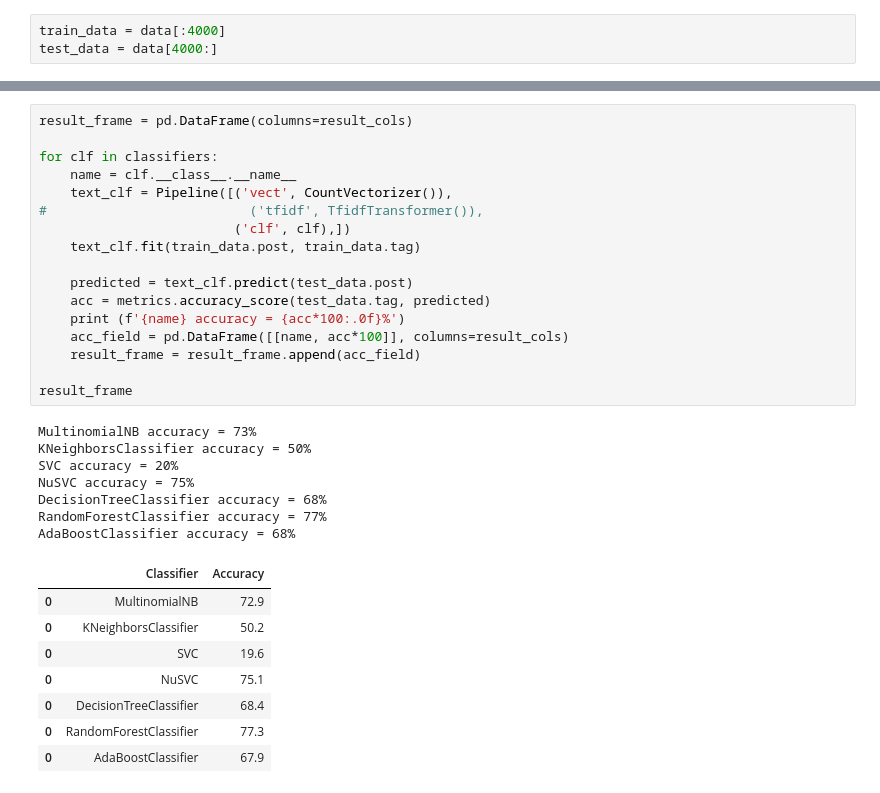
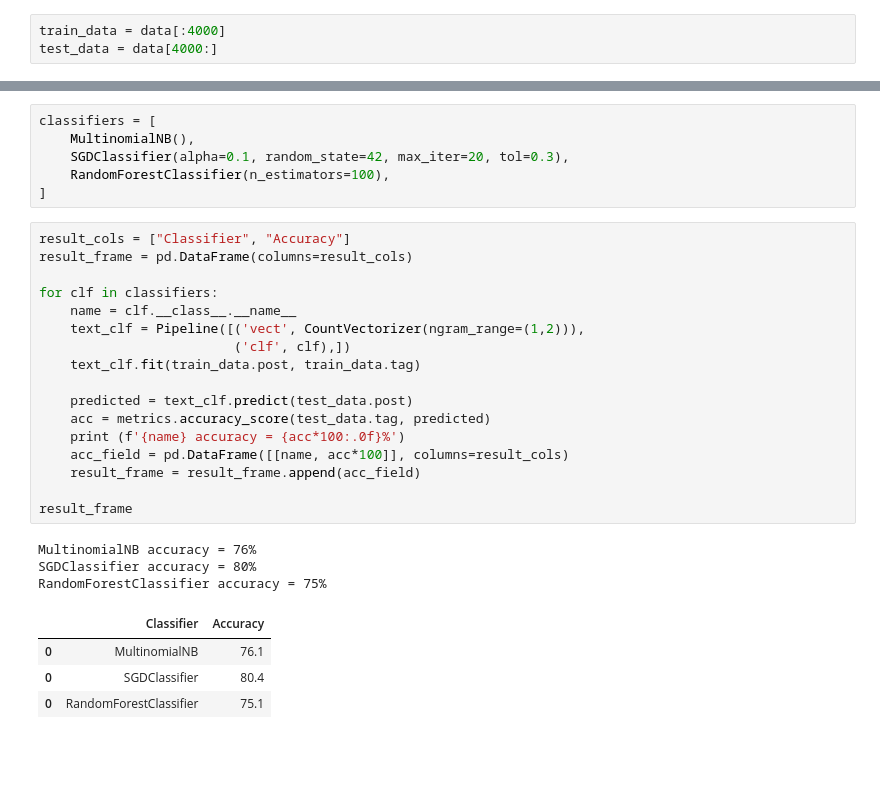
Before and after one commit to cds-snc/rac-data-exploration, a Jupyter notebook: notebooks/tutorial - StackOverflow.ipynb, the cells around one changed output, grey strips where cells are left out. Drawn from its saved outputs; the diff is of its cells as text; blank space fills up the shorter version.

```diff
--- a/notebooks/tutorial - StackOverflow.ipynb
+++ b/notebooks/tutorial - StackOverflow.ipynb
@@ -467,33 +425,31 @@ classifiers = [
+# %%
+classifiers = [
+    MultinomialNB(),
+    SGDClassifier(alpha=0.1, random_state=42, max_iter=20, tol=0.3),
+    RandomForestClassifier(n_estimators=100),
+]
 # %%
+result_cols = ["Classifier", "Accuracy"]
 result_frame = pd.DataFrame(columns=result_cols)
 
 for clf in classifiers:
     name = clf.__class__.__name__
-    text_clf = Pipeline([('vect', CountVectorizer()),
-#                          ('tfidf', TfidfTransformer()),
+    text_clf = Pipeline([('vect', CountVectorizer(ngram_range=(1,2))),
                          ('clf', clf),])
     text_clf.fit(train_data.post, train_data.tag)
 
     predicted = text_clf.predict(test_data.post)
     acc = metrics.accuracy_score(test_data.tag, predicted)
     print (f'{name} accuracy = {acc*100:.0f}%')
     acc_field = pd.DataFrame([[name, acc*100]], columns=result_cols)
     result_frame = result_frame.append(acc_field)
 
 result_frame
 # %% [output]
-MultinomialNB accuracy = 73%
-KNeighborsClassifier accuracy = 50%
-SVC accuracy = 20%
-NuSVC accuracy = 75%
-DecisionTreeClassifier accuracy = 68%
-RandomForestClassifier accuracy = 77%
-AdaBoostClassifier accuracy = 68%
+MultinomialNB accuracy = 76%
+SGDClassifier accuracy = 80%
+RandomForestClassifier accuracy = 75%
 |  | Classifier | Accuracy |
-| 0 | MultinomialNB | 72.9 |
-| 0 | KNeighborsClassifier | 50.2 |
-| 0 | SVC | 19.6 |
-| 0 | NuSVC | 75.1 |
-| 0 | DecisionTreeClassifier | 68.4 |
-| 0 | RandomForestClassifier | 77.3 |
-| 0 | AdaBoostClassifier | 67.9 |
+| 0 | MultinomialNB | 76.1 |
+| 0 | SGDClassifier | 80.4 |
+| 0 | RandomForestClassifier | 75.1 |
```
Also changed, not shown: parts of 41 cells of this notebook.
